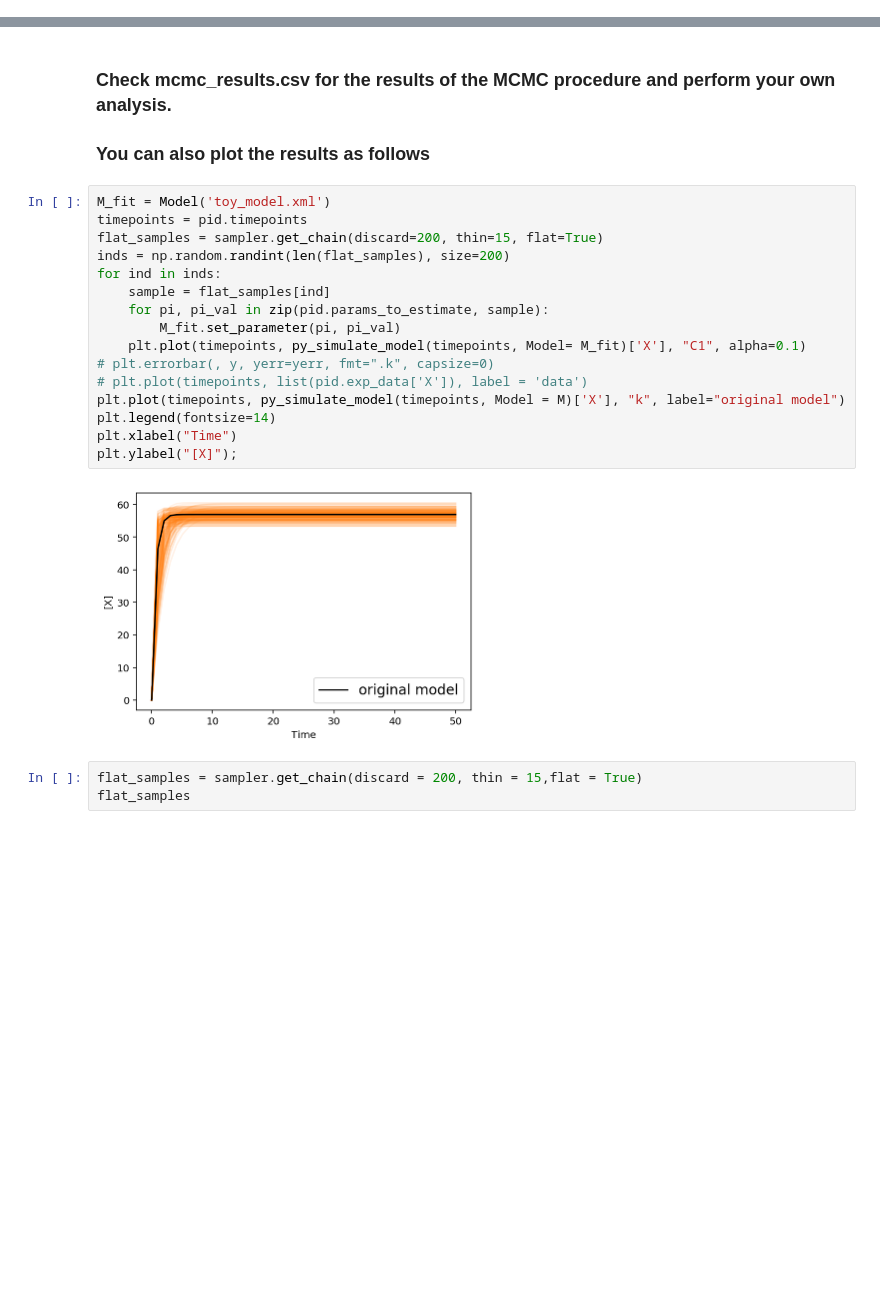
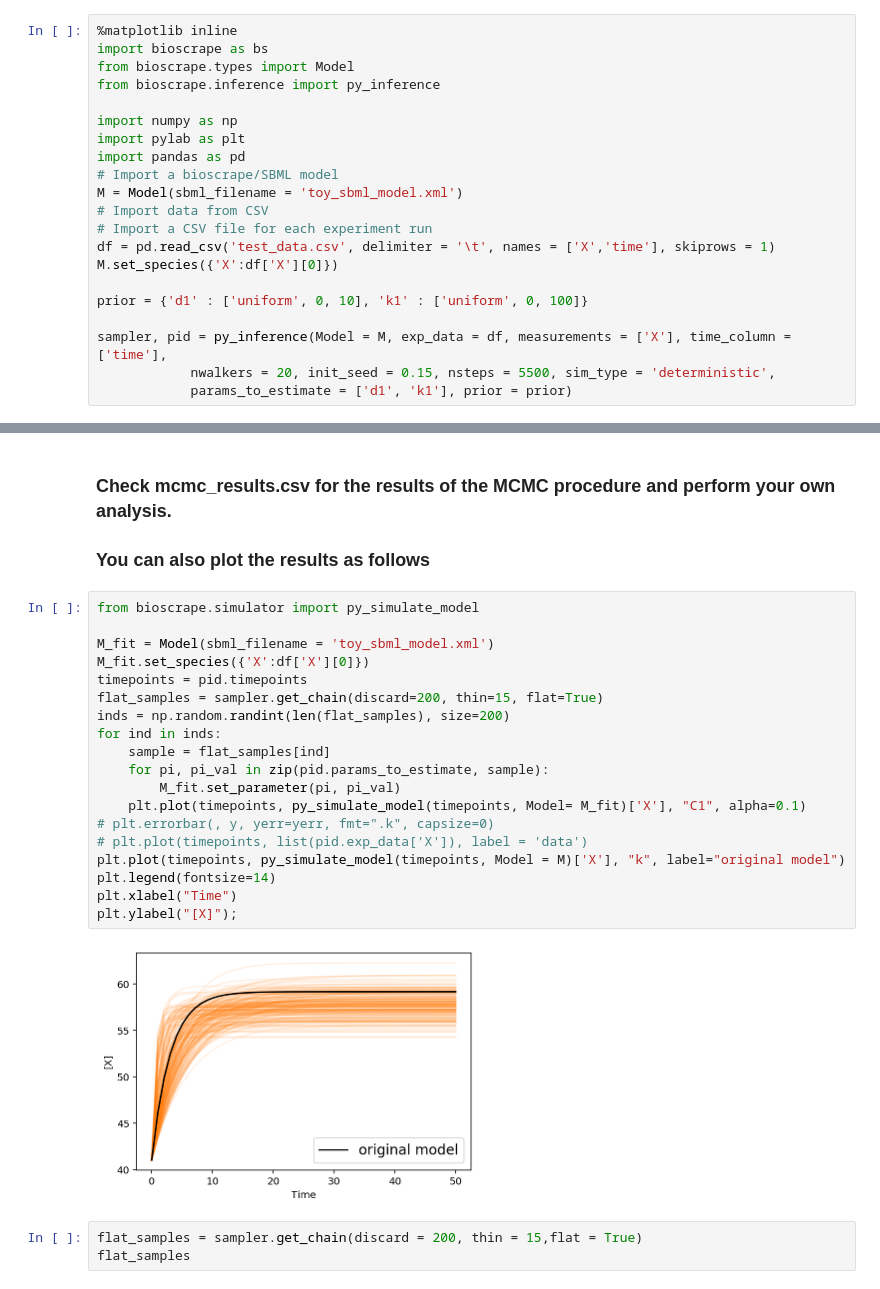
Before and after one commit to biocircuits/bioscrape, a Jupyter notebook: inference examples/Gaussian prior example.ipynb, the cells around one changed output, grey strips where cells are left out. Cells and saved outputs as stored; diff of their text form; blank space fills up the shorter version.

```diff
--- a/inference examples/Gaussian prior example.ipynb
+++ b/inference examples/Gaussian prior example.ipynb
@@ -71,0 +49,21 @@ Parameter posterior distribution convergence plots:
+# %%
+%matplotlib inline
+import bioscrape as bs
+from bioscrape.types import Model
+from bioscrape.inference import py_inference
+
+import numpy as np
+import pylab as plt
+import pandas as pd
+# Import a bioscrape/SBML model
+M = Model(sbml_filename = 'toy_sbml_model.xml')
+# Import data from CSV
+# Import a CSV file for each experiment run
+df = pd.read_csv('test_data.csv', delimiter = '\t', names = ['X','time'], skiprows = 1)
+M.set_species({'X':df['X'][0]})
+
+prior = {'d1' : ['uniform', 0, 10], 'k1' : ['uniform', 0, 100]}
+
+sampler, pid = py_inference(Model = M, exp_data = df, measurements = ['X'], time_column = ['time'],
+            nwalkers = 20, init_seed = 0.15, nsteps = 5500, sim_type = 'deterministic',
+            params_to_estimate = ['d1', 'k1'], prior = prior)
@@ -74,23 +78,26 @@ Parameter posterior distribution convergence plots:
 
 ### You can also plot the results as follows
 # %%
-M_fit = Model('toy_model.xml')
+from bioscrape.simulator import py_simulate_model
+
+M_fit = Model(sbml_filename = 'toy_sbml_model.xml')
+M_fit.set_species({'X':df['X'][0]})
 timepoints = pid.timepoints
 flat_samples = sampler.get_chain(discard=200, thin=15, flat=True)
 inds = np.random.randint(len(flat_samples), size=200)
 for ind in inds:
     sample = flat_samples[ind]
     for pi, pi_val in zip(pid.params_to_estimate, sample):
         M_fit.set_parameter(pi, pi_val)
     plt.plot(timepoints, py_simulate_model(timepoints, Model= M_fit)['X'], "C1", alpha=0.1)
 # plt.errorbar(, y, yerr=yerr, fmt=".k", capsize=0)
 # plt.plot(timepoints, list(pid.exp_data['X']), label = 'data')
 plt.plot(timepoints, py_simulate_model(timepoints, Model = M)['X'], "k", label="original model")
 plt.legend(fontsize=14)
 plt.xlabel("Time")
 plt.ylabel("[X]");
 # %% [output]
-[figure, old version]
+[figure, new version]
 # %%
 flat_samples = sampler.get_chain(discard = 200, thin = 15,flat = True)
 flat_samples
```
Also changed, not shown: parts of 4 cells of this notebook, 29 other files.
